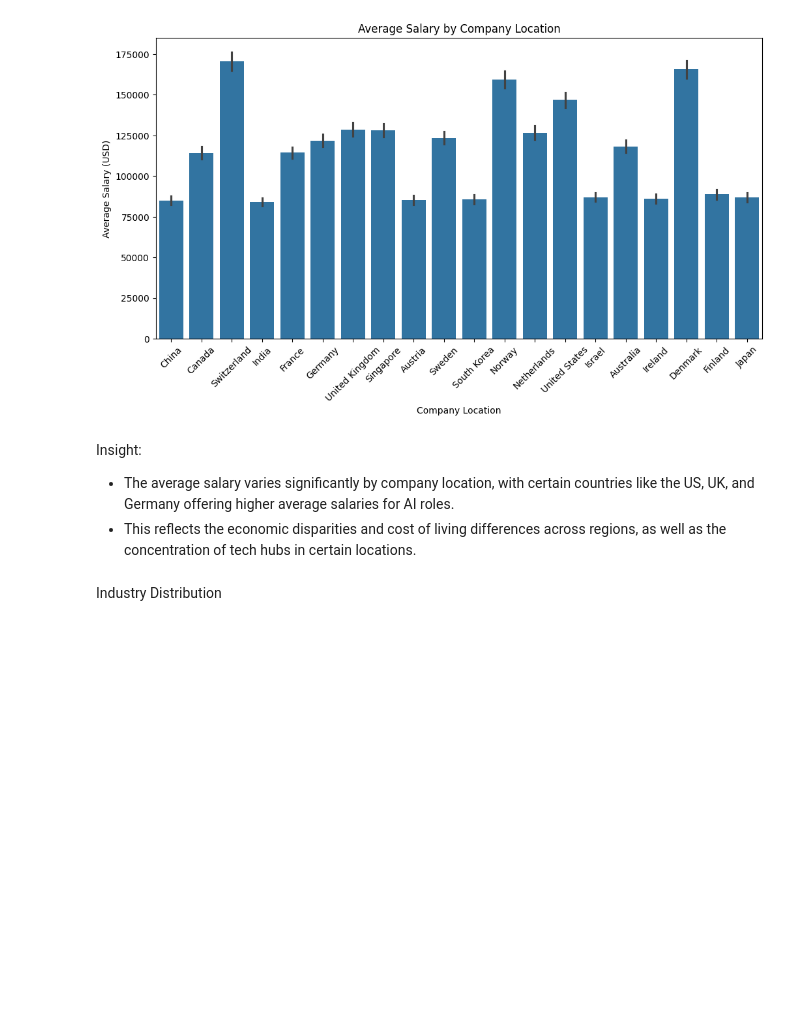
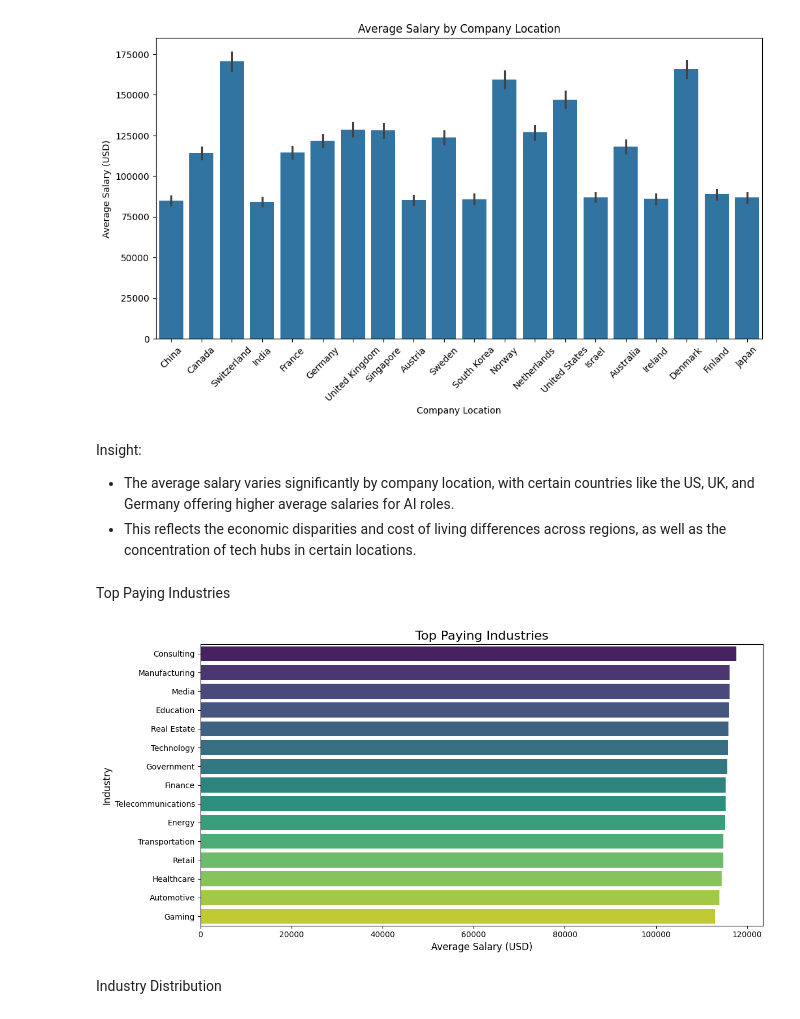
Before and after one commit to tanzilachand/Global-_AI_Job_Market_Salary_Trends_2025, a Jupyter notebook: jupyter_notebooks/Visualisation.ipynb, the cells around one changed output. Drawn from its saved outputs; the diff is of its cells as text; code cells hidden in the pictures; blank space fills up the shorter version.

Commit message:
Top Paying Industries

```diff
--- a/jupyter_notebooks/Visualisation.ipynb
+++ b/jupyter_notebooks/Visualisation.ipynb
@@ -198,6 +198,28 @@ plt.show()
 Insight:
 - The average salary varies significantly by company location, with certain countries like the US, UK, and Germany offering higher average salaries for AI roles.
 - This reflects the economic disparities and cost of living differences across regions, as well as the concentration of tech hubs in certain locations.
+# %% [markdown]
+Top Paying Industries
+# %%
+#
+# Top Paying Industries
+top_industries = df.groupby('industry')['salary_usd'].mean().sort_values(ascending=False)
+# plot
+
+plt.figure(figsize=(12, 6))
+sns.barplot(
+    x=top_industries.values,
+    y=top_industries.index,
+    hue=top_industries.index,
+    palette= sns.color_palette("viridis", n_colors=len(top_industries))
+    )
+plt.title('Top Paying Industries', fontsize=16)
+plt.xlabel('Average Salary (USD)', fontsize=12)
+plt.ylabel('Industry', fontsize=12)
+plt.tight_layout()
+plt.show()
+# %% [output]
+[figure, added]
 # %% [markdown]
 Industry Distribution
 # %%
```
Also changed, not shown: 1 other file.
